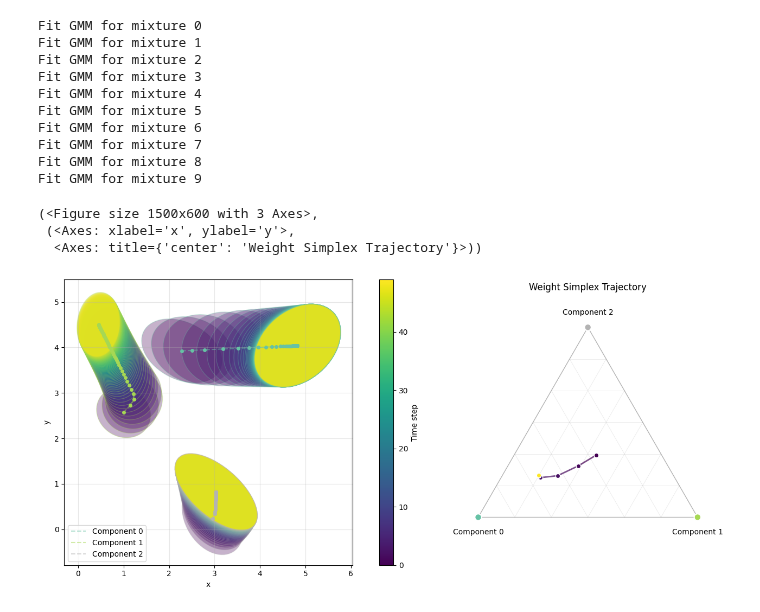
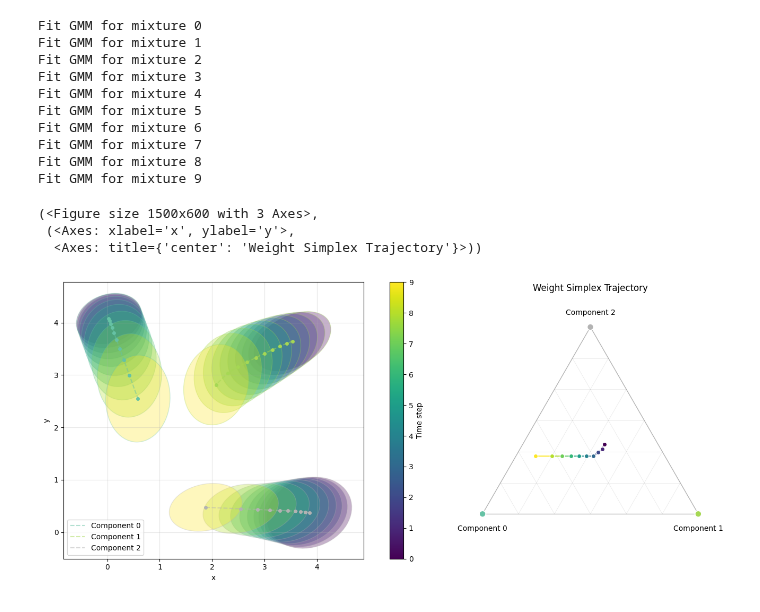
Before and after one commit to njwfish/DistributionEmbeddings, a Jupyter notebook: notebooks/gmm_ot.ipynb, the cells around one changed output. Saved outputs shown, nothing was run; the diff lists cells and outputs as text; code cells hidden in the pictures.

```diff
--- a/notebooks/gmm_ot.ipynb
+++ b/notebooks/gmm_ot.ipynb
@@ -40,6 +41,8 @@ cfgs
   'best_model': None,
   'best_loss': 'N/A',
   'best_epoch': 'N/A'}]
+# %%
+cfgs = [cfgs[1]]
 # %%
 import hydra
 # load + prep dataset
@@ -84,6 +87,17 @@ gmm_t = next(dl_iter)
 
 gmm_s = next(dl_iter)
 gmm_t = next(dl_iter)
+
+gmm_t = next(dl_iter)
+gmm_s = next(dl_iter)
+
+gmm_s = next(dl_iter)
+gmm_s = next(dl_iter)
+
+gmm_s = next(dl_iter)
+gmm_s = next(dl_iter)
+
+gmm_s = next(dl_iter)
 # %%
 import numpy as np
 import torch
@@ -122,5 +134,5 @@ from ot.gmm import gmm_ot_loss
 # %%
-# from utils.gmm_utils import optimize_gmm
+from utils.gmm_utils import optimize_gmm
 
 
 def generate_ot_trajectory(
@@ -171,8 +183,32 @@ def generate_ot_trajectory(
 ot_means, ot_covs, ot_weights, ot_losses = generate_ot_trajectory(
     gmm_s['mean'].squeeze(), gmm_s['cov'].squeeze(), gmm_s['weights'].squeeze(),
     gmm_t['mean'].squeeze(), gmm_t['cov'].squeeze(), gmm_t['weights'].squeeze(),
-    lr=1e-2, n_gd_its=10_000, use_natural_gradient=True, n_steps=50
+    lr=1e-3, n_gd_its=10_000, use_natural_gradient=True, n_steps=10
 )
+# %%
+# Select points uniformly spaced in OT distance (time)
+# First compute the cumulative loss change (monotonically decreasing)
+# We reverse the losses since they decrease over time, and we want to measure progress
+reversed_losses = ot_losses.max() - ot_losses
+cumulative_progress = reversed_losses / reversed_losses.max()  # Normalize to [0,1]
+
+# Select indices that correspond to uniform spacing in cumulative progress
+target_progress = np.linspace(0, 1, 10)
+selected_indices = []
+
+for progress in target_progress:
+    # Find the index with the closest progress value
+    idx = np.argmin(np.abs(cumulative_progress - progress))
+    selected_indices.append(idx)
+
+# Ensure we include the final state
+if selected_indices[-1] != len(ot_means) - 1:
+    selected_indices[-1] = len(ot_means) - 1
+
+# Extract the selected points
+ot_means_ = ot_means[selected_indices]
+ot_covs_ = ot_covs[selected_indices]
+ot_weights_ = ot_weights[selected_indices]
 # %%
 from utils.gmm_utils import fit_gmm_batch
 
@@ -191,10 +227,10 @@ Fit GMM for mixture 9
 # %%
 from utils.gmm_utils import plot_gmm_trajectory
 
-plot_gmm_trajectory(ot_means, ot_covs, ot_weights)
+plot_gmm_trajectory(ot_means_, ot_covs_, ot_weights_)
 # plot_gmm_trajectory(resample_means, resample_covs, resample_weights)
 # %% [output]
 (<Figure size 1500x600 with 3 Axes>,
  (<Axes: xlabel='x', ylabel='y'>,
   <Axes: title={'center': 'Weight Simplex Trajectory'}>))
-[figure, old version]
+[figure, new version]
```
Also changed, not shown: parts of 7 cells of this notebook, 5 other files.
